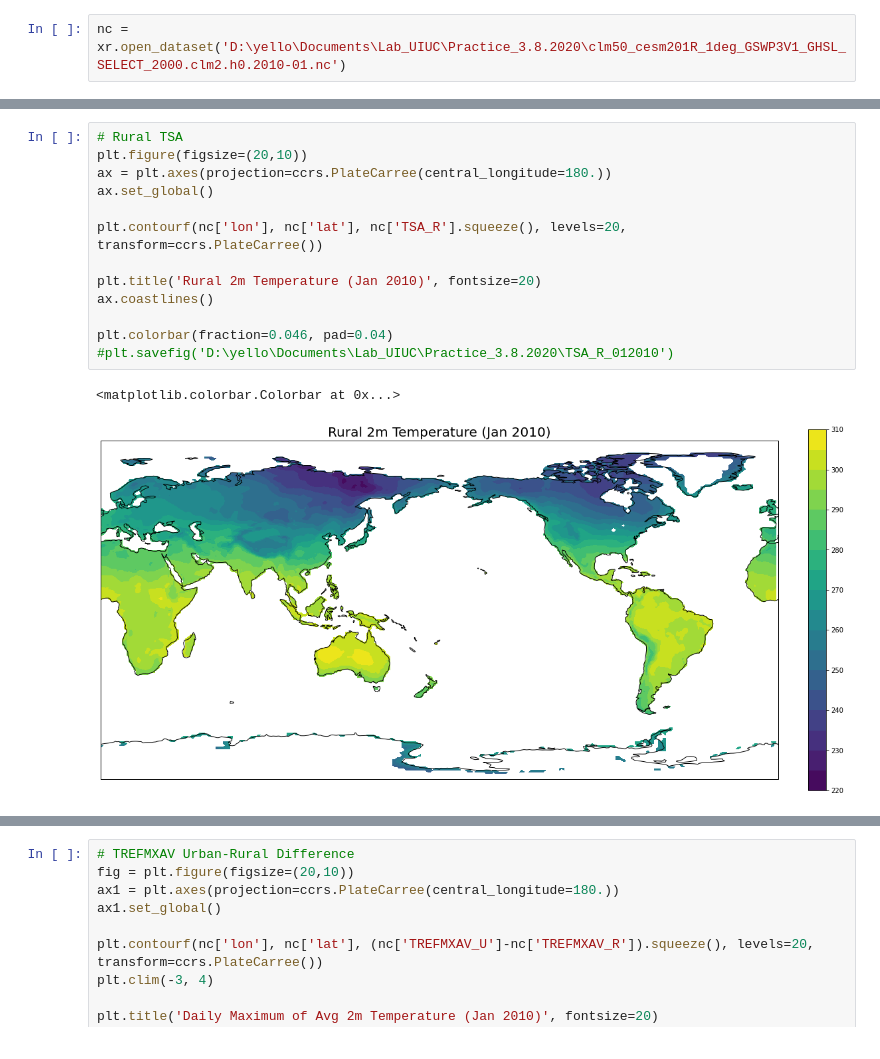
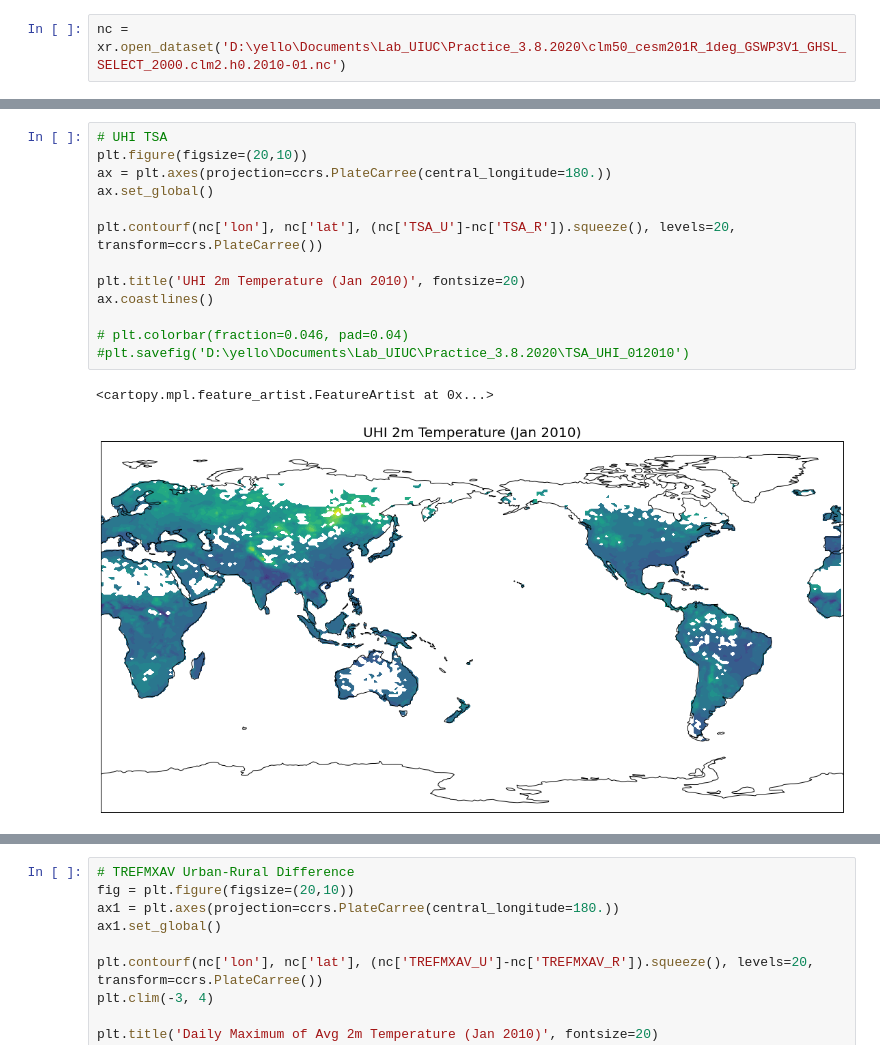
Before and after one commit to joyceee916/UHI-Plotting-Practice, a Jupyter notebook: Plotting_Practice.ipynb, the cells around one changed output, grey strips where cells are left out. Drawn from its saved outputs; the diff is of its cells as text.

```diff
--- a/Plotting_Practice.ipynb
+++ b/Plotting_Practice.ipynb
@@ -28,16 +41,16 @@ nc_TSA_U.plot(cmap='bwr')
 # %%
-# Rural TSA
+# UHI TSA
 plt.figure(figsize=(20,10))
 ax = plt.axes(projection=ccrs.PlateCarree(central_longitude=180.))
 ax.set_global()
 
-plt.contourf(nc['lon'], nc['lat'], nc['TSA_R'].squeeze(), levels=20, transform=ccrs.PlateCarree())
+plt.contourf(nc['lon'], nc['lat'], (nc['TSA_U']-nc['TSA_R']).squeeze(), levels=20, transform=ccrs.PlateCarree())
 
-plt.title('Rural 2m Temperature (Jan 2010)', fontsize=20)
+plt.title('UHI 2m Temperature (Jan 2010)', fontsize=20)
 ax.coastlines()
 
-plt.colorbar(fraction=0.046, pad=0.04)
-#plt.savefig('D:\yello\Documents\Lab_UIUC\Practice_3.8.2020\TSA_R_012010')
+# plt.colorbar(fraction=0.046, pad=0.04)
+#plt.savefig('D:\yello\Documents\Lab_UIUC\Practice_3.8.2020\TSA_UHI_012010')
 # %% [output]
-<matplotlib.colorbar.Colorbar at 0x...>
+<cartopy.mpl.feature_artist.FeatureArtist at 0x...>
-[figure, old version]
+[figure, new version]
```
Also changed, not shown: parts of 6 cells of this notebook, 1 other file.
